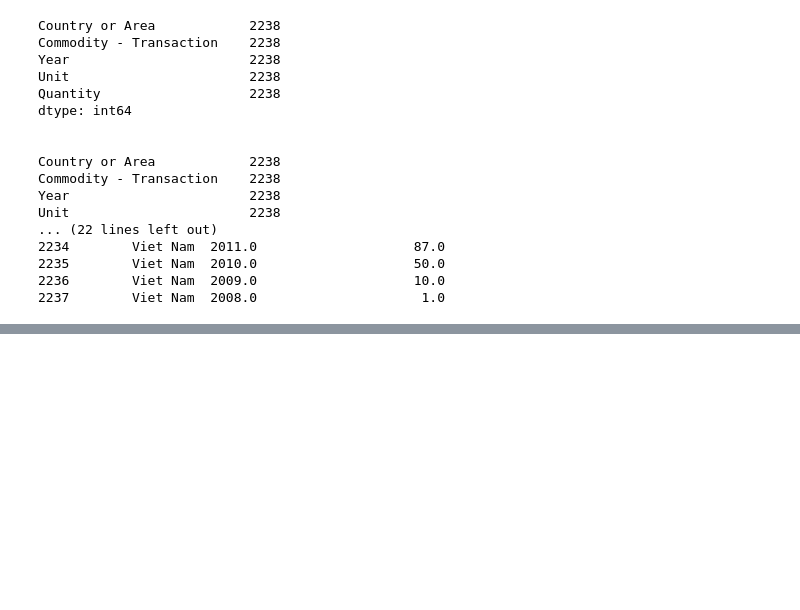
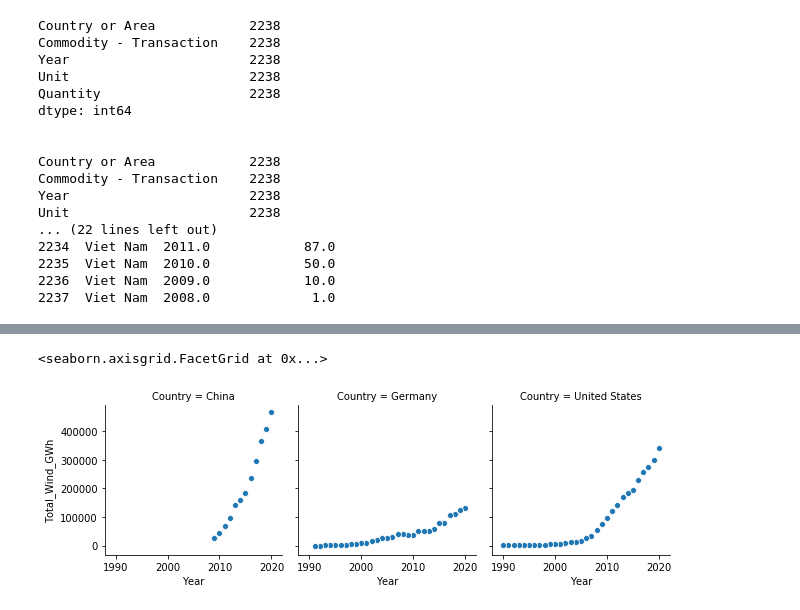
Before and after one commit to ballir27/un-exploration, a Jupyter notebook: Notebooks/Wind_Data_Solo_Exploration.ipynb, the cells around one changed output, grey strips where cells are left out. Drawn from its saved outputs; the diff is of its cells as text; code cells hidden in the pictures; blank space fills up the shorter version.

Commit message:
Wind Data by Continent and vs GDP per Capita

```diff
--- a/Notebooks/Wind_Data_Solo_Exploration.ipynb
+++ b/Notebooks/Wind_Data_Solo_Exploration.ipynb
@@ -37,7 +38,7 @@ print(wind_df[wind_df['Commodity - Transaction']=='Electricity - total wind prod
 print("\n")
 wind_df = (wind_df
     .drop(columns = ['Commodity - Transaction', 'Unit'])
-    .rename(columns = {'Quantity':'Total_Wind_million_kWh'})
+    .rename(columns = {'Quantity':'Total_Wind_GWh', 'Country or Area':'Country'})
     )
 print(wind_df.head(10))
 print(wind_df.tail(10))
@@ -61,0 +137,6 @@ Unit                       2238
+# %%
+facetload = sns.FacetGrid(data=wind_df[(wind_df['Country'] == 'China') | (wind_df['Country'] == 'United States') | (wind_df['Country'] == 'Germany')], col = 'Country')
+facetload.map(sns.scatterplot, 'Year','Total_Wind_GWh')
+# %% [output]
+<seaborn.axisgrid.FacetGrid at 0x...>
+[figure, added]
```
Also changed, not shown: parts of 29 cells of this notebook.
